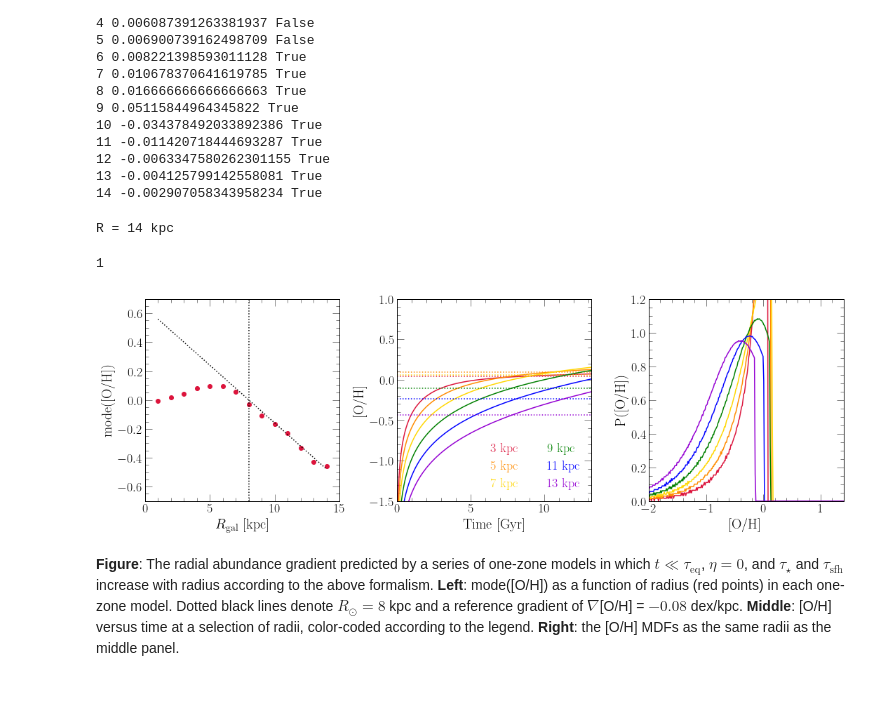
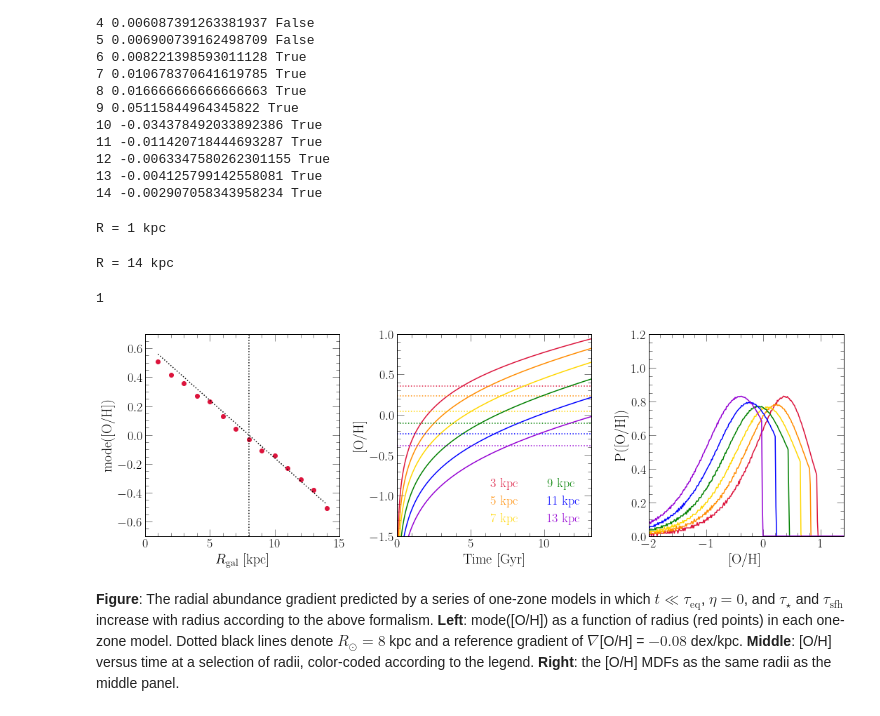
Before and after one commit to giganano/outflows, a Jupyter notebook: notebooks/radialflows.ipynb, the cells around one changed output. Cells and saved outputs as stored; diff of their text form; code cells hidden in the pictures.

```diff
--- a/notebooks/radialflows.ipynb
+++ b/notebooks/radialflows.ipynb
@@ -886,21 +886,22 @@ for r in radii:
 radii = list(range(1, 15))
 for i in range(len(radii)):
     sys.stdout.write("\rR = %g kpc       " % (radii[i]))
-    with vice.singlezone(name = "./outputs/r_%d_kpc_consteta3" % radii[i], elements = ['o']) as sz:
+    with vice.singlezone(name = "./outputs/r_%d_kpc" % radii[i], elements = ['o']) as sz:
         sz.mode = "sfr"
         sz.func = exponential()
         sz.func.timescale = tausfh(radii[i])
         sz.tau_star = taustar(radii[i])
-        sz.eta = 3
+        sz.eta = 0
         sz.bins = np.linspace(-3, 2, 401)
         sz.dt = 0.001
 #         sz.schmidt = True
 #         sz.MgSchmidt = sz.tau_star * sz.func.norm / np.e * 1e9
-        sz.run(np.linspace(0, 13.2, 1321), overwrite = True)
+        sz.run(np.linspace(0, 13.2, 13201), overwrite = True)
 sys.stdout.write("\n")
 # %% [output]
-R = 14 kpc
+R = 1 kpc
-1
+R = 14 kpc
+1
 # %%
 fig = plt.figure(figsize = (15, 5))
 axes = []
@@ -923,37 +924,38 @@ colors = ["crimson", "darkorange", "gold", "green", "blue", "darkviolet"]
 
 radii = list(range(1, 15))
 for i in range(len(radii)):
-    out = vice.output("./outputs/r_%d_kpc_consteta2" % (radii[i]))
+    out = vice.output("./outputs/r_%d_kpc" % (radii[i]))
     modeoh = mode(out.mdf["bin_edge_left"] + [out.mdf["bin_edge_right"][-1]], out.mdf["dn/d[o/h]"])
     axes[0].scatter(radii[i], modeoh, c = named_colors()["crimson"], marker = markers()["circle"])
     if radii[i] in special:
         kwargs = {"c": named_colors()[colors[special.index(radii[i])]]}
         axes[1].axhline(modeoh, linestyle = ':', **kwargs)
         kwargs["label"] = "%d kpc" % (radii[i])
         axes[1].plot(out.history["time"], out.history["[o/h]"], **kwargs)
         centers = [(a + b) / 2 for a, b in zip(out.mdf["bin_edge_left"], out.mdf["bin_edge_right"])]
         axes[2].plot(centers, out.mdf["dn/d[o/h]"], **kwargs)
 
 kwargs = {
     "c": named_colors()["black"],
     "linestyle": ':'
 }
 axes[0].plot(radii, [reference_gradient(r) for r in radii], **kwargs)
 axes[0].axvline(8, **kwargs)
 
 kwargs = {
     "loc": mpl_loc("lower right"),
     "ncol": 2,
     "handlelength": 0
 }
 leg = axes[1].legend(**kwargs)
 fancy_legend(leg, colors)
 
 plt.tight_layout()
 # plt.savefig("./radialflows/tllteq_schmidt.pdf")
 # plt.savefig("./radialflows/tllteq.pdf")
+# plt.savefig("./radialflows/tllteq_consteta3.pdf")
 plt.show()
 # %% [output]
-[figure, old version]
+[figure, new version]
 # %% [markdown]
 **Figure**: The radial abundance gradient predicted by a series of one-zone models in which $t \ll \tau_\text{eq}$, $\eta = 0$, and $\tau_\star$ and $\tau_\text{sfh}$ increase with radius according to the above formalism. **Left**: mode([O/H]) as a function of radius (red points) in each one-zone model. Dotted black lines denote $R_\odot = 8$ kpc and a reference gradient of $\nabla$[O/H] = $-0.08$ dex/kpc. **Middle**: [O/H] versus time at a selection of radii, color-coded according to the legend. **Right**: the [O/H] MDFs as the same radii as the middle panel.
```
Also changed, not shown: parts of 10 cells of this notebook, 6 other files.
